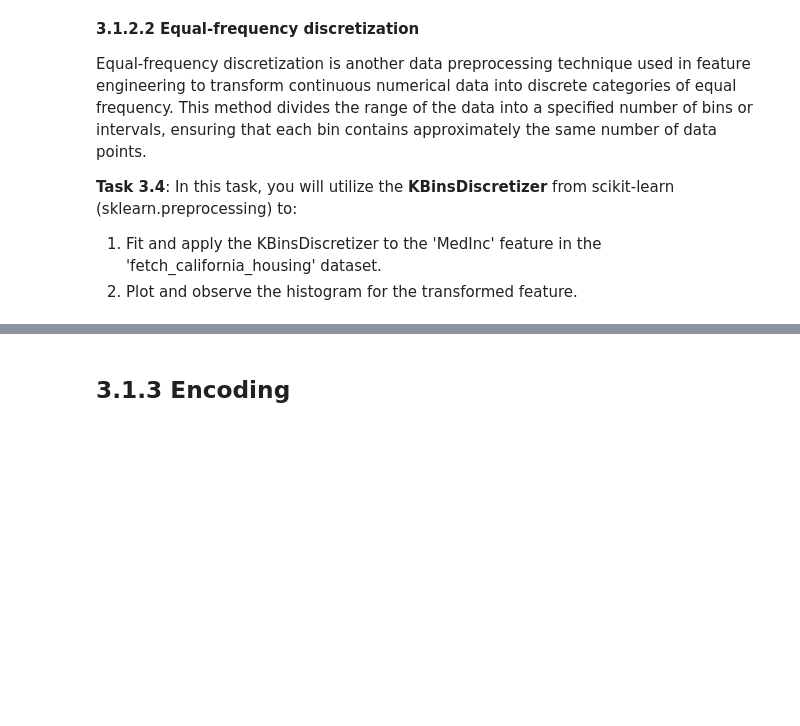
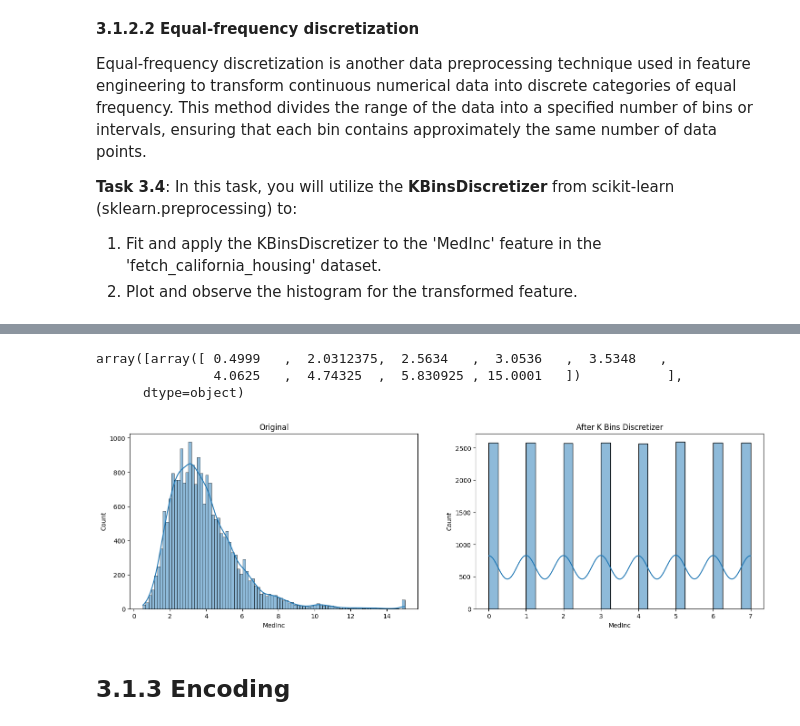
Before and after one commit to Mohammed-Abed-Alkareem/INTELLIGENT-SYSTEMS-LAB, a Jupyter notebook: Exp_3/ENCS5141_Exp3_Feature_Engineering.ipynb, the cells around one changed output, grey strips where cells are left out. Drawn from its saved outputs; the diff is of its cells as text; code cells hidden in the pictures; blank space fills up the shorter version.

```diff
--- a/Exp_3/ENCS5141_Exp3_Feature_Engineering.ipynb
+++ b/Exp_3/ENCS5141_Exp3_Feature_Engineering.ipynb
@@ -373,0 +482,6 @@ Equal-frequency discretization is another data preprocessing technique used in f
+# %%
+#write you code here
+from sklearn.datasets import fetch_california_housing
+X,y = fetch_california_housing(return_X_y= True, as_frame = True)
+df = pd.concat((X,y), axis=1)
+df.head()
@@ -373,0 +495,17 @@ Equal-frequency discretization is another data preprocessing technique used in f
+# %%
+from sklearn.preprocessing import KBinsDiscretizer
+
+# Set up the discretisation transformer with specified parameters:
+# - 'n_bins' sets the number of bins or intervals (8 in this case)
+# - 'encode' specifies the encoding method (ordinal encoding in this case)
+# - 'strategy' specifies the discretisation strategy ('quantile' in this case)
+# - 'columns' specifies the columns to be discretized
+disc = KBinsDiscretizer(n_bins=8, encode='ordinal', strategy='quantile')
+
+# Fit the transformer on the selected variables
+disc.fit(df[['MedInc']])
+# Transform the specified columns using the fitted discretisation transformer
+df_KBinsDiscretizer = df.copy()
+df_KBinsDiscretizer[['MedInc']] = disc.transform(df[['MedInc']])
+
+df_KBinsDiscretizer.head()
@@ -374,3 +519,18 @@ Equal-frequency discretization is another data preprocessing technique used in f
+# %%
+disc.bin_edges_
+# %% [output]
+array([array([ 0.4999   ,  2.0312375,  2.5634   ,  3.0536   ,  3.5348   ,
+               4.0625   ,  4.74325  ,  5.830925 , 15.0001   ])           ],
+      dtype=object)
+# %%
+import seaborn as sns
+fig, axs = plt.subplots(figsize=(18, 5),ncols=2,nrows=1)
+
+sns.histplot(data=df, x="MedInc", ax=axs[0], kde=True);axs[0].set_title(f"Original")
+sns.histplot(data=df_KBinsDiscretizer, x="MedInc", ax=axs[1], kde=True);axs[1].set_title(f"After K Bins Discretizer")
+fig.subplots_adjust(hspace=1)
+# %% [output]
+[figure, added]
 # %% [markdown]
 ## 3.1.3 Encoding
 # %% [markdown]
```
Also changed, not shown: parts of 58 cells of this notebook.
